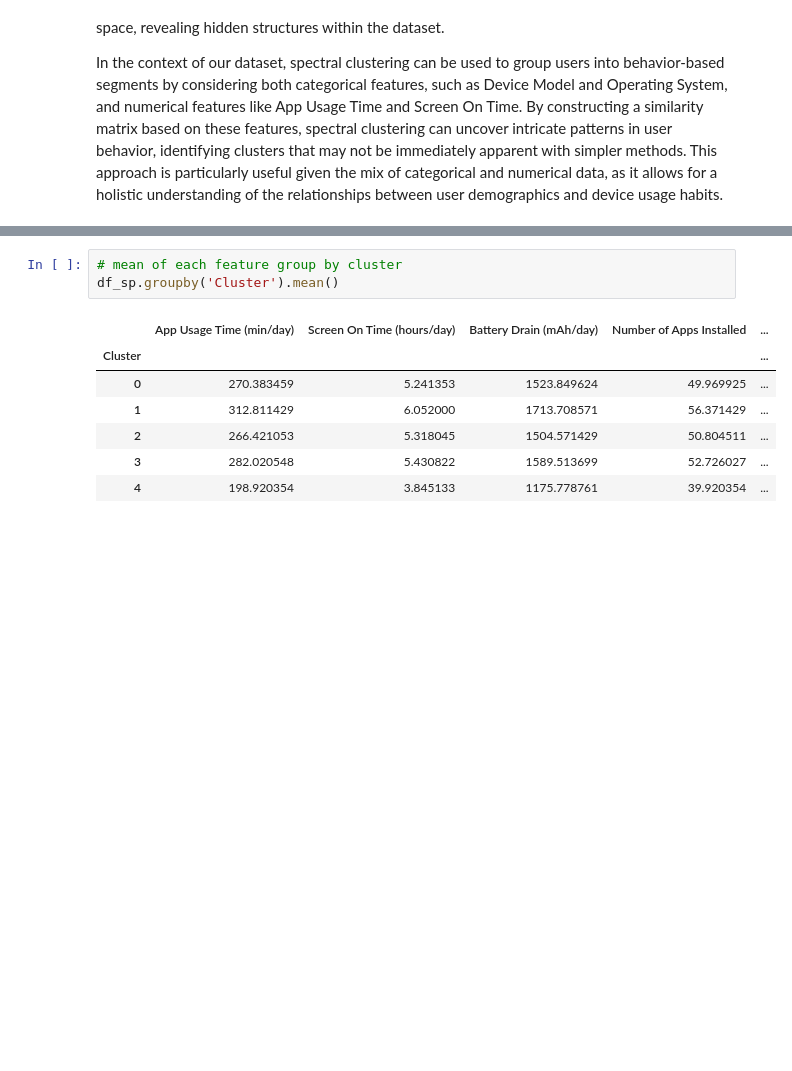
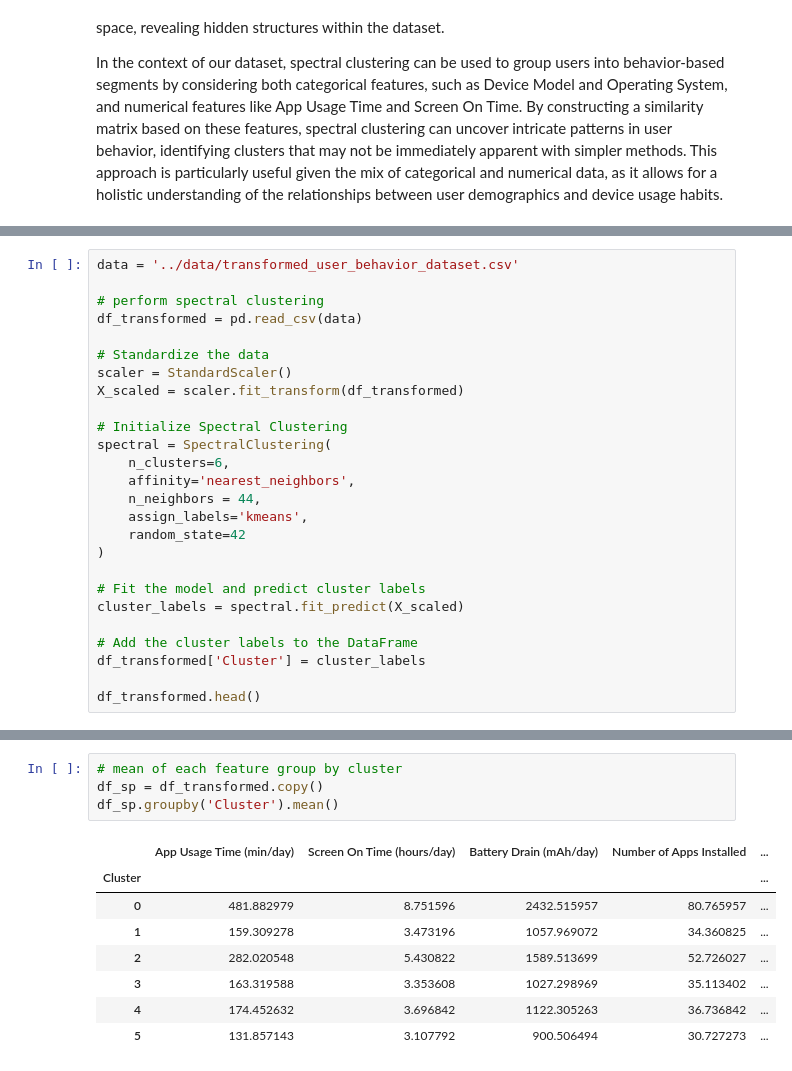
Before and after one commit to Capstone-24-25/Vignette-Clustering-Methods, a Jupyter notebook: results/primary-vignette.ipynb, the cells around one changed output, grey strips where cells are left out. Cells and saved outputs as stored; diff of their text form; blank space fills up the shorter version.

```diff
--- a/results/primary-vignette.ipynb
+++ b/results/primary-vignette.ipynb
@@ -253,0 +259,26 @@ df_sp.head()
+# %%
+data = '../data/transformed_user_behavior_dataset.csv'
+
+# perform spectral clustering
+df_transformed = pd.read_csv(data)
+
+# Standardize the data
+scaler = StandardScaler()
+X_scaled = scaler.fit_transform(df_transformed)
+
+# Initialize Spectral Clustering
+spectral = SpectralClustering(
+    n_clusters=6,
+    affinity='nearest_neighbors',
+    n_neighbors = 44,
+    assign_labels='kmeans',
+    random_state=42
+)
+
+# Fit the model and predict cluster labels
+cluster_labels = spectral.fit_predict(X_scaled)
+
+# Add the cluster labels to the DataFrame
+df_transformed['Cluster'] = cluster_labels
+
+df_transformed.head()
@@ -254,13 +292,15 @@ df_sp.head()
 # %%
 # mean of each feature group by cluster
+df_sp = df_transformed.copy()
 df_sp.groupby('Cluster').mean()
 # %% [output]
 |  | App Usage Time (min/day) | Screen On Time (hours/day) | Battery Drain (mAh/day) | Number of Apps Installed | ... |
 | Cluster |  |  |  |  | ... |
-| 0 | 270.383459 | 5.241353 | 1523.849624 | 49.969925 | ... |
-| 1 | 312.811429 | 6.052000 | 1713.708571 | 56.371429 | ... |
-| 2 | 266.421053 | 5.318045 | 1504.571429 | 50.804511 | ... |
-| 3 | 282.020548 | 5.430822 | 1589.513699 | 52.726027 | ... |
-| 4 | 198.920354 | 3.845133 | 1175.778761 | 39.920354 | ... |
+| 0 | 481.882979 | 8.751596 | 2432.515957 | 80.765957 | ... |
+| 1 | 159.309278 | 3.473196 | 1057.969072 | 34.360825 | ... |
+| 2 | 282.020548 | 5.430822 | 1589.513699 | 52.726027 | ... |
+| 3 | 163.319588 | 3.353608 | 1027.298969 | 35.113402 | ... |
+| 4 | 174.452632 | 3.696842 | 1122.305263 | 36.736842 | ... |
+| 5 | 131.857143 | 3.107792 | 900.506494 | 30.727273 | ... |
 # %%
 # Reduce dimensions for visualization
```
Also changed, not shown: parts of 17 cells of this notebook.
